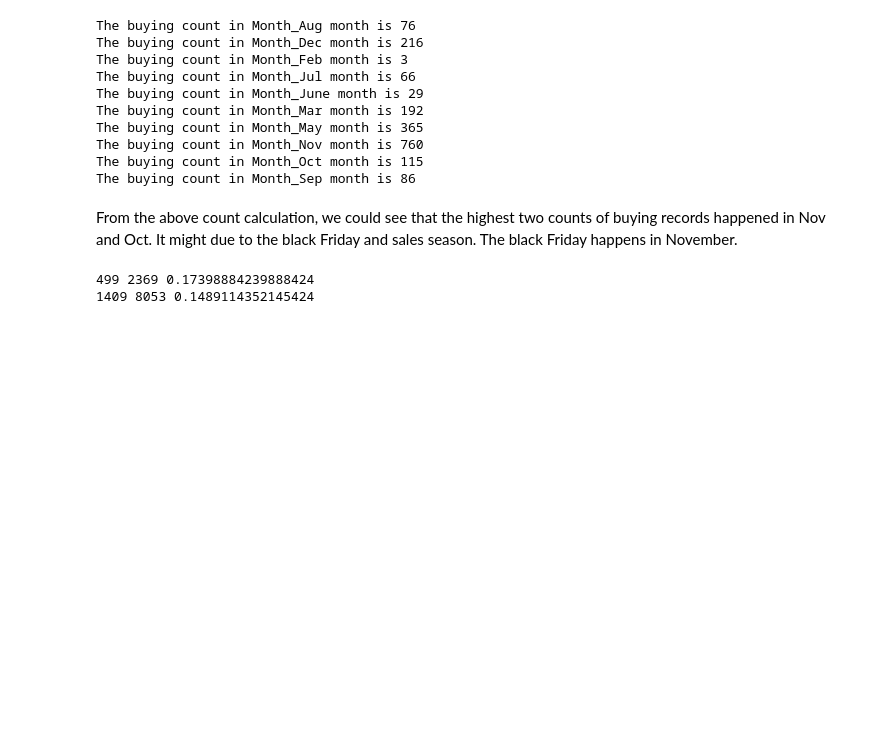
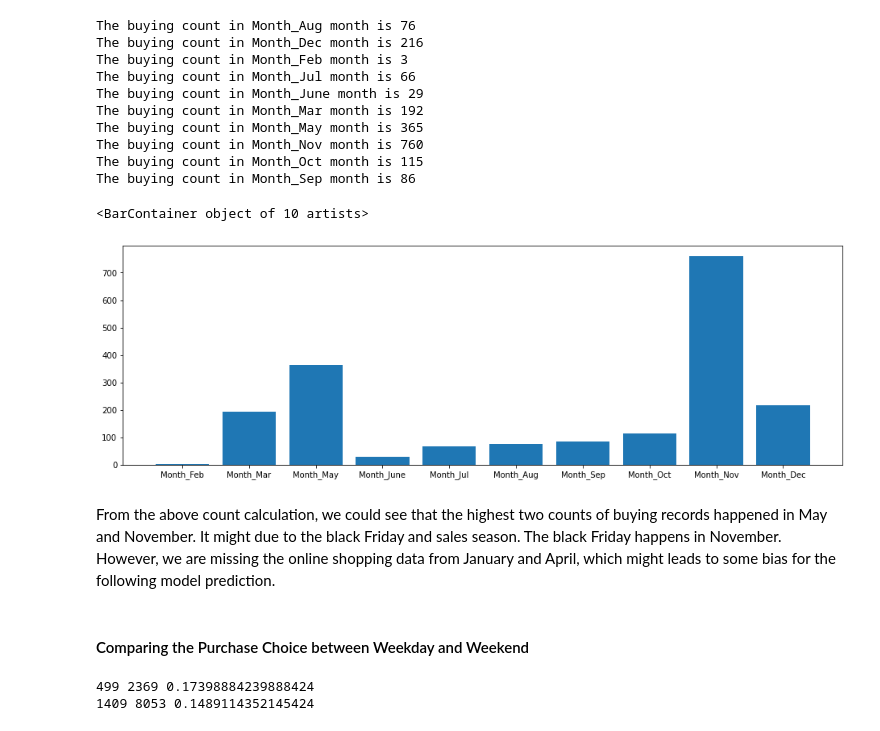
Before and after one commit to COGS118A/Group014-Sp22, a Jupyter notebook: Checkpoint_group014.ipynb, the cells around one changed output. Cells and saved outputs as stored; diff of their text form; code cells hidden in the pictures; blank space fills up the shorter version.

```diff
--- a/Checkpoint_group014.ipynb
+++ b/Checkpoint_group014.ipynb
@@ -312,8 +312,19 @@ The buying count in Month_May month is 365
 The buying count in Month_Nov month is 760
 The buying count in Month_Oct month is 115
 The buying count in Month_Sep month is 86
+# %%
+buying_count_over_month = [df[(df[i] == 1) & (df['Purchase'] == 1)].shape[0] for i in month_lst]
+month_lst = ['Month_Feb', 'Month_Mar', 'Month_May', 'Month_June', 'Month_Jul',
+       'Month_Aug', 'Month_Sep', 'Month_Oct', 'Month_Nov', 'Month_Dec']
+x =  [buying_count_over_month[i] for i in range(len(buying_count_over_month))]
+plt.bar(month_lst,x)
+# %% [output]
+<BarContainer object of 10 artists>
+[figure, added]
 # %% [markdown]
-From the above count calculation, we could see that the highest two counts of buying records happened in Nov and Oct. It might due to the black Friday and sales season. The black Friday happens in November.
+From the above count calculation, we could see that the highest two counts of buying records happened in May and November. It might due to the black Friday and sales season. The black Friday happens in November. However, we are missing the online shopping data from January and April, which might leads to some bias for the following model prediction.
+# %% [markdown]
+#### Comparing the Purchase Choice between Weekday and Weekend
 # %%
 buy_weekend = df[(df['Weekend'] == 1) & (df['Purchase'] == 1)].shape[0]
 not_buy_weekend = df[(df['Weekend'] == 1) & (df['Purchase'] == 0)].shape[0]
```
Also changed, not shown: parts of 22 cells of this notebook.
